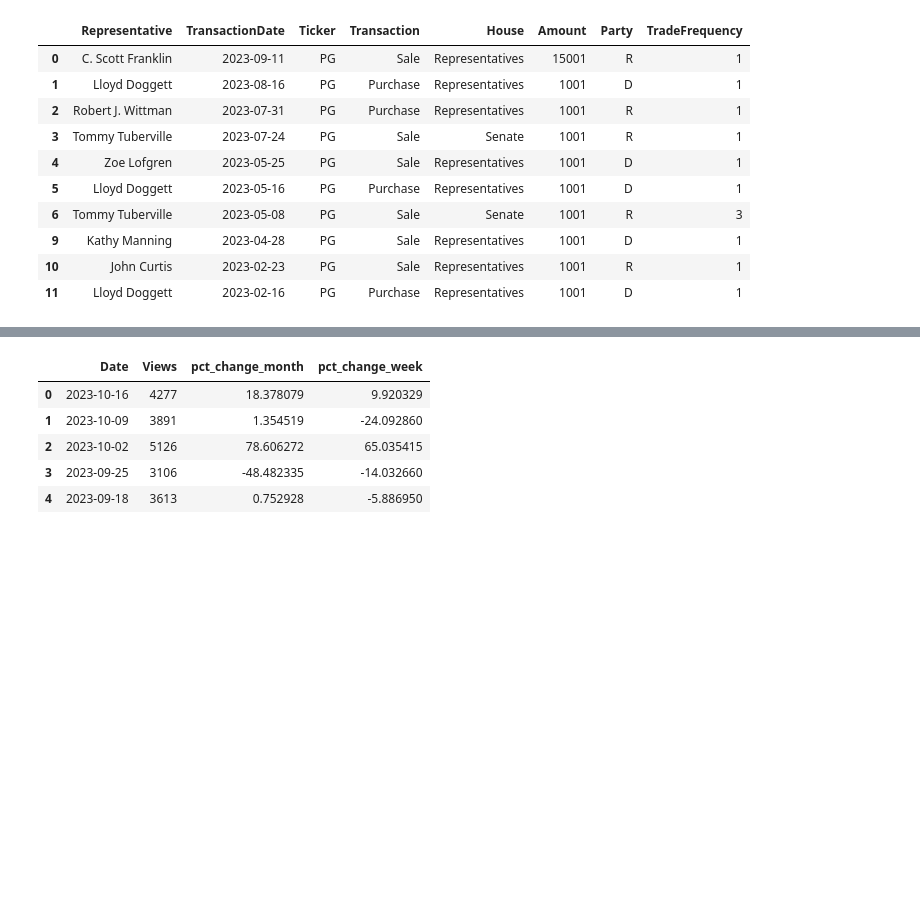
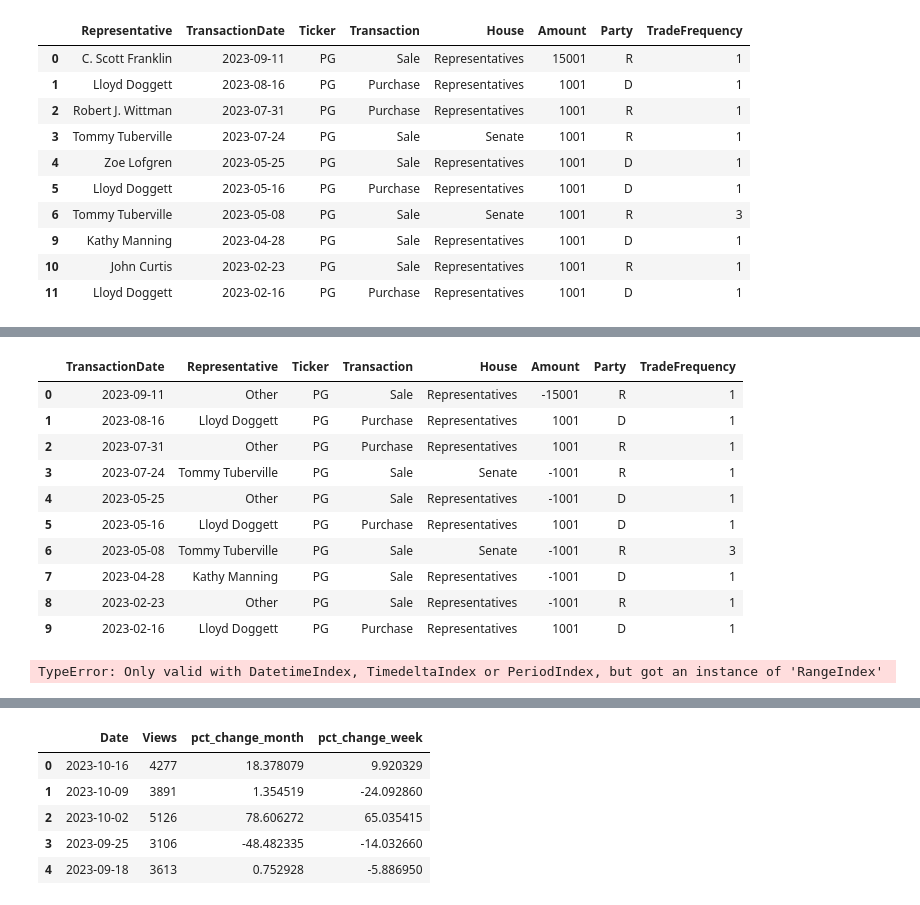
Before and after one commit to xtrabyte-consulting/alt-trading-signals, a Jupyter notebook: UnionsAllLive/OptimalUnionSet.ipynb, the cells around one changed output, grey strips where cells are left out. Saved outputs shown, nothing was run; the diff lists cells and outputs as text; code cells hidden in the pictures; blank space fills up the shorter version.

```diff
--- a/UnionsAllLive/OptimalUnionSet.ipynb
+++ b/UnionsAllLive/OptimalUnionSet.ipynb
@@ -572,0 +602,30 @@ pg_congress.drop_duplicates().head(10)
+# %%
+pg_congress = pg_congress.drop_duplicates()
+# %%
+pg_congress.set_index('TransactionDate', inplace=True)
+pg_congress.drop(columns=['Ticker'], inplace=True)
+pg_congress.head(10)
+# %% [output]
+|  | TransactionDate | Representative | Ticker | Transaction | House | Amount | Party | TradeFrequency |
+| 0 | 2023-09-11 | Other | PG | Sale | Representatives | -15001 | R | 1 |
+| 1 | 2023-08-16 | Lloyd Doggett | PG | Purchase | Representatives | 1001 | D | 1 |
+| 2 | 2023-07-31 | Other | PG | Purchase | Representatives | 1001 | R | 1 |
+| 3 | 2023-07-24 | Tommy Tuberville | PG | Sale | Senate | -1001 | R | 1 |
+| 4 | 2023-05-25 | Other | PG | Sale | Representatives | -1001 | D | 1 |
+| 5 | 2023-05-16 | Lloyd Doggett | PG | Purchase | Representatives | 1001 | D | 1 |
+| 6 | 2023-05-08 | Tommy Tuberville | PG | Sale | Senate | -1001 | R | 3 |
+| 7 | 2023-04-28 | Kathy Manning | PG | Sale | Representatives | -1001 | D | 1 |
+| 8 | 2023-02-23 | Other | PG | Sale | Representatives | -1001 | R | 1 |
+| 9 | 2023-02-16 | Lloyd Doggett | PG | Purchase | Representatives | 1001 | D | 1 |
+# %%
+pg_congress_resampled = pg_congress.resample('W').agg({
+    'Representative': lambda x: 'None' if x.empty else x.mode()[0],
+    'TradeFrequency': 'sum',
+    'Transaction': lambda x: 'None' if x.empty else x.mode()[0],
+    'House' : lambda x: 'None' if x.empty else x.mode()[0],
+    'Amount' : 'sum',
+    'Party' : lambda x: 'None' if x.empty else x.mode()[0],
+    'TradeFrequency' : 'sum'
+})
+# %% [output]
+TypeError: Only valid with DatetimeIndex, TimedeltaIndex or PeriodIndex, but got an instance of 'RangeIndex'
```
Also changed, not shown: parts of 21 cells of this notebook.
